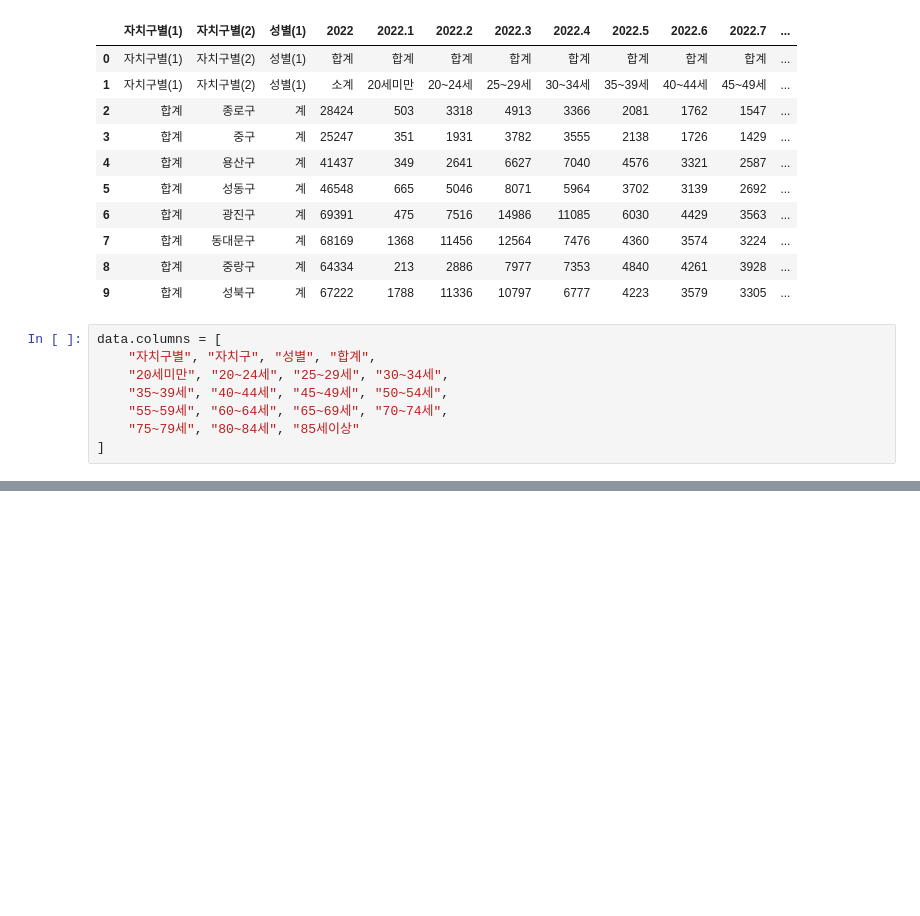
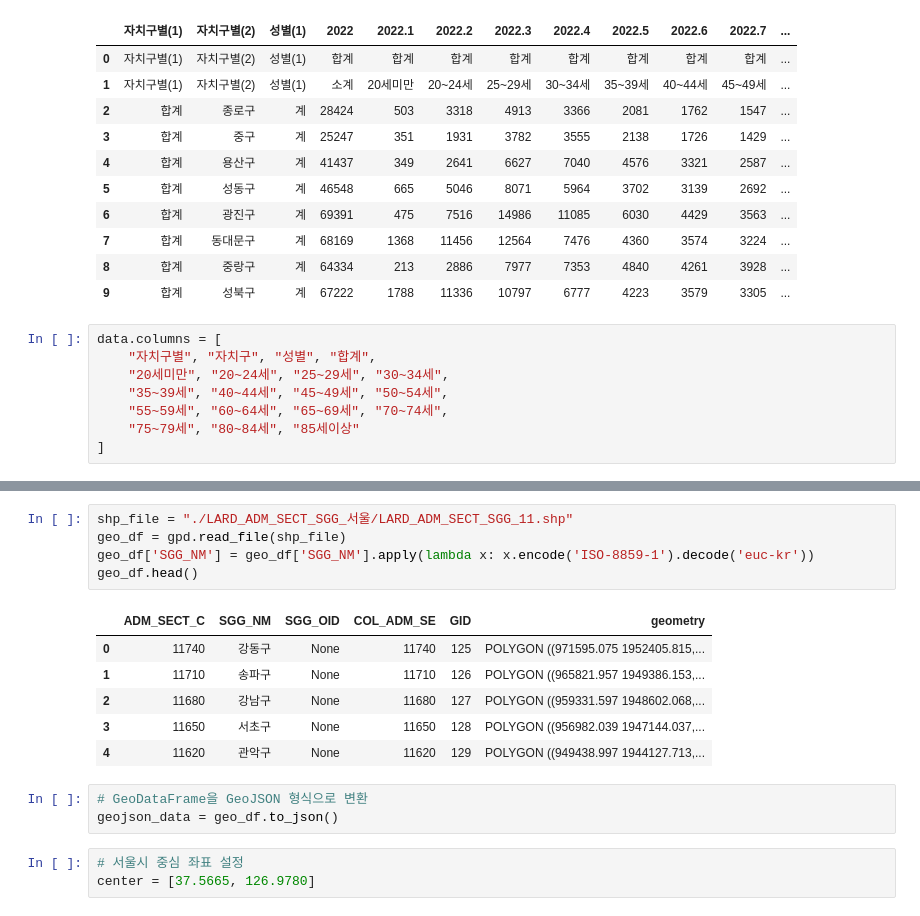
Before and after one commit to SEUNGW00LEE/SeoulBigdataCampus, a Jupyter notebook: 서울특별시빅데이터캠퍼스공모전/population.ipynb, the cells around one changed output, grey strips where cells are left out. Saved outputs shown, nothing was run; the diff lists cells and outputs as text; blank space fills up the shorter version.

```diff
--- a/서울특별시빅데이터캠퍼스공모전/population.ipynb
+++ b/서울특별시빅데이터캠퍼스공모전/population.ipynb
@@ -56,0 +58,18 @@ See the caveats in the documentation: https://pandas.pydata.org/pandas-docs/stab
+# %%
+shp_file = "./LARD_ADM_SECT_SGG_서울/LARD_ADM_SECT_SGG_11.shp"
+geo_df = gpd.read_file(shp_file)
+geo_df['SGG_NM'] = geo_df['SGG_NM'].apply(lambda x: x.encode('ISO-8859-1').decode('euc-kr'))
+geo_df.head()
+# %% [output]
+|  | ADM_SECT_C | SGG_NM | SGG_OID | COL_ADM_SE | GID | geometry |
+| 0 | 11740 | 강동구 | None | 11740 | 125 | POLYGON ((971595.075 1952405.815,... |
+| 1 | 11710 | 송파구 | None | 11710 | 126 | POLYGON ((965821.957 1949386.153,... |
+| 2 | 11680 | 강남구 | None | 11680 | 127 | POLYGON ((959331.597 1948602.068,... |
+| 3 | 11650 | 서초구 | None | 11650 | 128 | POLYGON ((956982.039 1947144.037,... |
+| 4 | 11620 | 관악구 | None | 11620 | 129 | POLYGON ((949438.997 1944127.713,... |
+# %%
+# GeoDataFrame을 GeoJSON 형식으로 변환
+geojson_data = geo_df.to_json()
+# %%
+# 서울시 중심 좌표 설정
+center = [37.5665, 126.9780]
```
Also changed, not shown: parts of 7 cells of this notebook.
